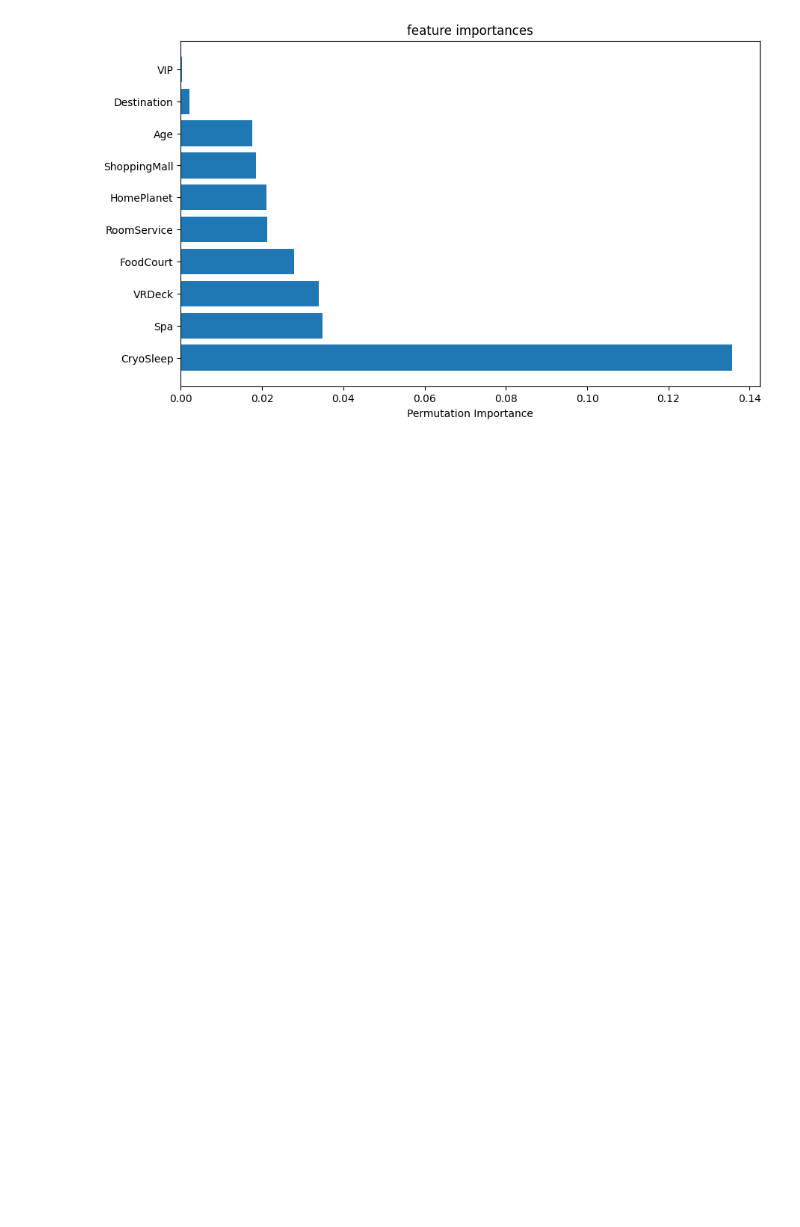
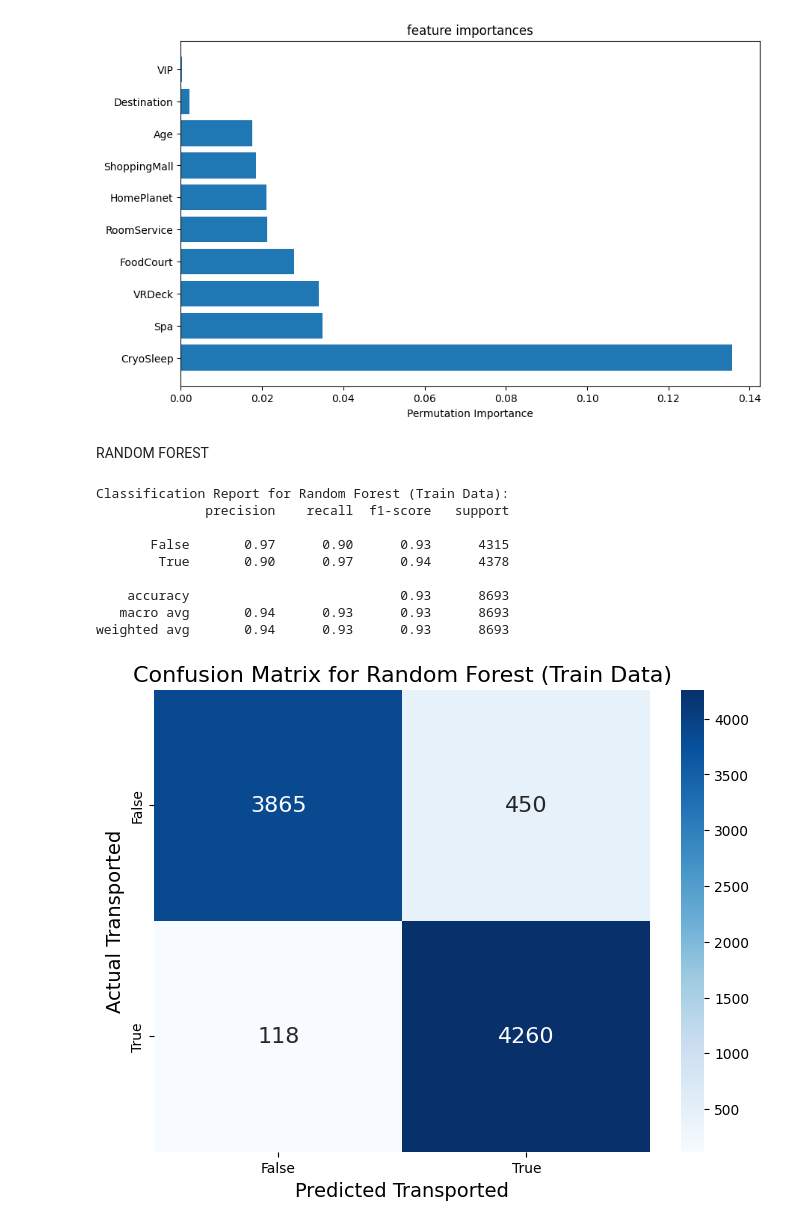
Before and after one commit to Kaggle-Challenge-Group-13/Spaceship-Titanic---Group-13, a Jupyter notebook: Kaggle_Spaceship_Challenge_Group_13.ipynb, the cells around one changed output. Cells and saved outputs as stored; diff of their text form; code cells hidden in the pictures; blank space fills up the shorter version.

Commit message:
I have done till random forest and gradient boosting

```diff
--- a/Kaggle_Spaceship_Challenge_Group_13.ipynb
+++ b/Kaggle_Spaceship_Challenge_Group_13.ipynb
@@ -421,3 +421,34 @@ weighted avg       0.80      0.80      0.80      8693
 plot_permutation_importance(svm_pipeline, X_train, y_train, df_train,'Feature Importances - SVM')
 # %% [output]
 [figure]
+# %% [markdown]
+RANDOM FOREST
+# %%
+# Define the model
+model = RandomForestClassifier(random_state=42)
+
+# Create a pipeline that includes preprocessing and the model
+random_forest_pipeline = Pipeline(steps=[
+    ('preprocessor', preprocessor),
+    ('model', model)
+])
+
+# Fit the model on the training data
+random_forest_pipeline.fit(X_train, y_train)
+
+# Predict on the training set and evaluate
+rf_y_train_pred = random_forest_pipeline.predict(X_train)
+
+# Evaluate the model
+evaluate_model('Random Forest', y_train, rf_y_train_pred, dataset_type="Train")
+# %% [output]
+Classification Report for Random Forest (Train Data):
+              precision    recall  f1-score   support
+
+       False       0.97      0.90      0.93      4315
+        True       0.90      0.97      0.94      4378
+
+    accuracy                           0.93      8693
+   macro avg       0.94      0.93      0.93      8693
+weighted avg       0.94      0.93      0.93      8693
+[figure, added]
```
Also changed, not shown: parts of 2 cells of this notebook.
